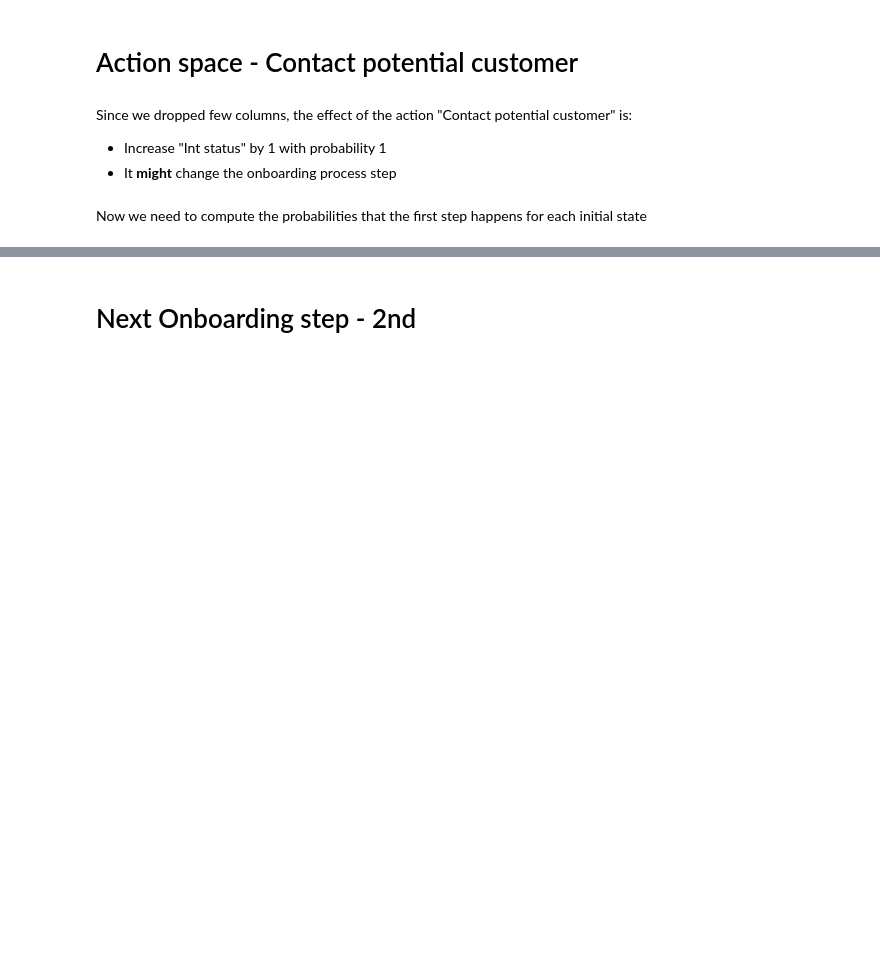
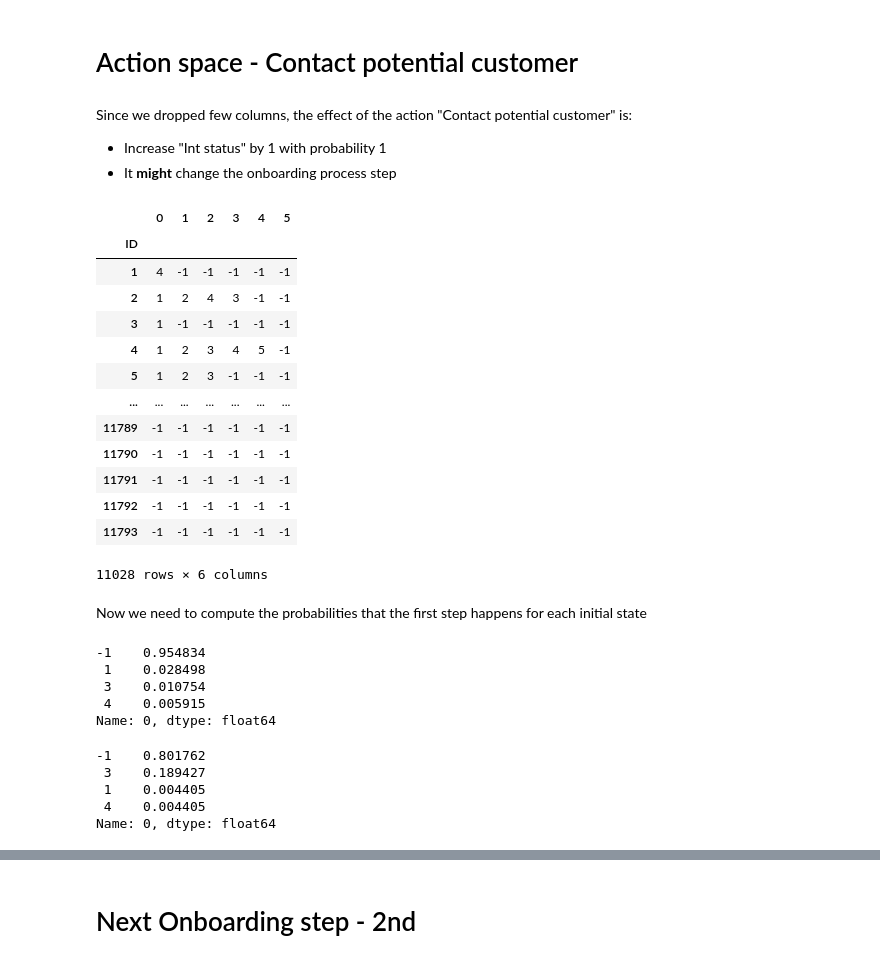
Before and after one commit to Ilvecho/Sales-Reinforcer, a Jupyter notebook: Project_7.ipynb, the cells around one changed output, grey strips where cells are left out. Saved outputs shown, nothing was run; the diff lists cells and outputs as text; code cells hidden in the pictures; blank space fills up the shorter version.

Commit message:
New trans probs - up to step 3 included

```diff
--- a/Project_7.ipynb
+++ b/Project_7.ipynb
@@ -1271,8 +1256,31 @@ first_step = onboarding_only.apply(earliest_date_index, axis=1)
+# %%
+ob_steps
+# %% [output]
+|  | 0 | 1 | 2 | 3 | 4 | 5 |
+| ID |  |  |  |  |  |  |
+| 1 | 4 | -1 | -1 | -1 | -1 | -1 |
+| 2 | 1 | 2 | 4 | 3 | -1 | -1 |
+| 3 | 1 | -1 | -1 | -1 | -1 | -1 |
+| 4 | 1 | 2 | 3 | 4 | 5 | -1 |
+| 5 | 1 | 2 | 3 | -1 | -1 | -1 |
+| ... | ... | ... | ... | ... | ... | ... |
+| 11789 | -1 | -1 | -1 | -1 | -1 | -1 |
+| 11790 | -1 | -1 | -1 | -1 | -1 | -1 |
+| 11791 | -1 | -1 | -1 | -1 | -1 | -1 |
+| 11792 | -1 | -1 | -1 | -1 | -1 | -1 |
+| 11793 | -1 | -1 | -1 | -1 | -1 | -1 |
+11028 rows × 6 columns
 # %% [markdown]
 Now we need to compute the probabilities that the first step happens for each initial state
 # %%
 mask = (parsed_data['Status'] == '1st message')
-x = first_step[mask].value_counts() / first_step[mask].shape[0]
+x = ob_steps.loc[mask, 0].value_counts() / ob_steps.loc[mask, 0].shape[0]
 x
+# %% [output]
+-1    0.954834
+ 1    0.028498
+ 3    0.010754
+ 4    0.005915
+Name: 0, dtype: float64
 # %%
 trans_probs['1st mesg'] = {'-1': x[-1],
@@ -1285,5 +1293,11 @@ trans_probs['1st mesg'] = {'-1': x[-1],
 # %%
 mask = (parsed_data['Status'] == '2nd message')
-x = first_step[mask].value_counts() / first_step[mask].shape[0]
+x = ob_steps.loc[mask, 0].value_counts() / ob_steps.loc[mask, 0].shape[0]
 x
+# %% [output]
+-1    0.801762
+ 3    0.189427
+ 1    0.004405
+ 4    0.004405
+Name: 0, dtype: float64
 # %%
```
Also changed, not shown: parts of 78 cells of this notebook.
